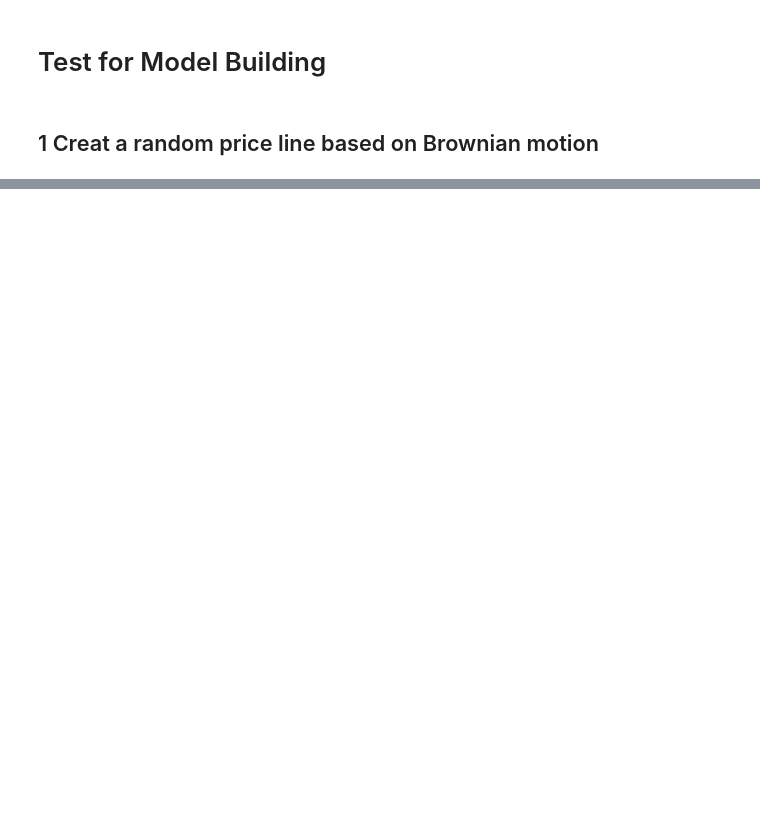
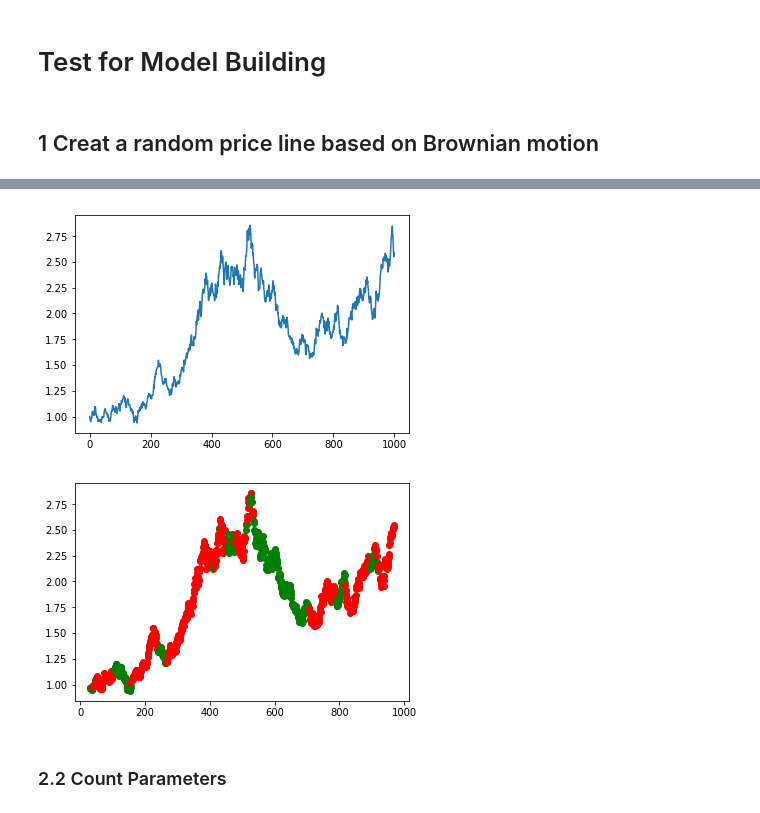
Before and after one commit to DouBeeTwT/HMM, a Jupyter notebook: Test-v-0.0.1.ipynb, the cells around one changed output, grey strips where cells are left out. Cells and saved outputs as stored; diff of their text form; code cells hidden in the pictures; blank space fills up the shorter version.

```diff
--- a/Test-v-0.0.1.ipynb
+++ b/Test-v-0.0.1.ipynb
@@ -34,0 +41,27 @@ plt.show()
+# %%
+def Find_zone(t=500,hl=15):
+    P = Price(t=t)
+    Z = []
+    for i in range (hl):
+        Z.append(-1)
+
+    for i in range (t-2*hl):
+        if P[i+2*hl] >= P[i]:
+            Z.append(0)
+        else:
+            Z.append(1)
+
+    for i in range (hl,t-hl):
+        if Z[i] == 0:
+            plt.plot([i],[P[i]],'ro')
+        elif Z[i] == 1:
+            plt.plot([i],[P[i]],'go')
+    plt.show()
+    return P,Z
+# %%
+P,Z = Find_zone(t=1000,hl=30)
+# %% [output]
+[figure, added]
+[figure, added]
+# %% [markdown]
+### 2.2 Count Parameters
```
Also changed, not shown: parts of 7 cells of this notebook.
